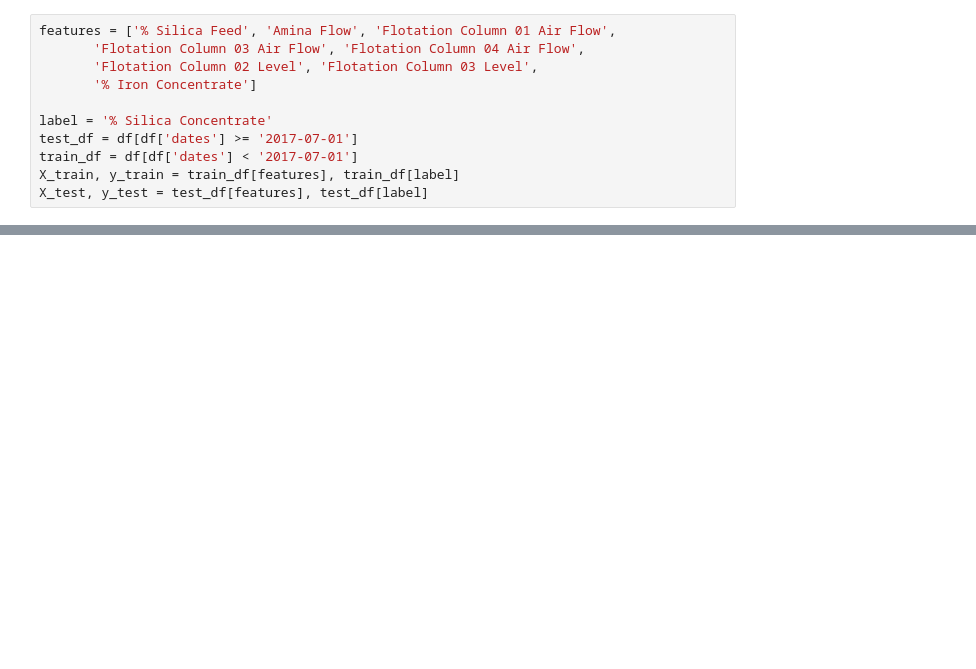
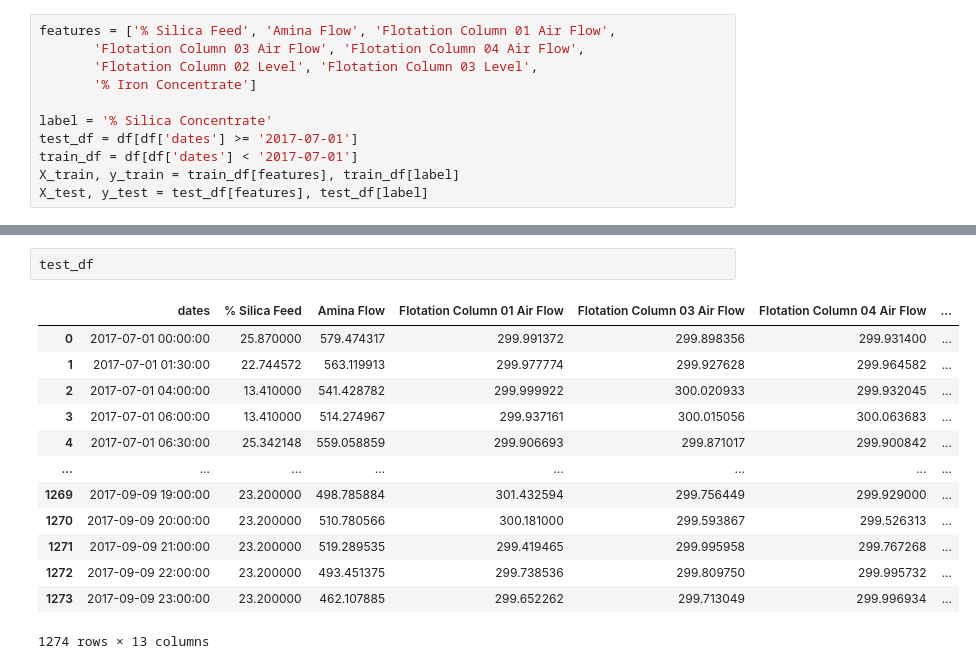
Before and after one commit to Malekkamoua/Quality-prediction-industry-4.0, a Jupyter notebook: 5_Forecasting | ML_models.ipynb, the cells around one changed output, grey strips where cells are left out. Cells and saved outputs as stored; diff of their text form; blank space fills up the shorter version.

```diff
--- a/5_Forecasting | ML_models.ipynb
+++ b/5_Forecasting | ML_models.ipynb
@@ -90,0 +96,16 @@ Test RMSE: 0.729
+# %%
+test_df
+# %% [output]
+|  | dates | % Silica Feed | Amina Flow | Flotation Column 01 Air Flow | Flotation Column 03 Air Flow | Flotation Column 04 Air Flow | ... |
+| 0 | 2017-07-01 00:00:00 | 25.870000 | 579.474317 | 299.991372 | 299.898356 | 299.931400 | ... |
+| 1 | 2017-07-01 01:30:00 | 22.744572 | 563.119913 | 299.977774 | 299.927628 | 299.964582 | ... |
+| 2 | 2017-07-01 04:00:00 | 13.410000 | 541.428782 | 299.999922 | 300.020933 | 299.932045 | ... |
+| 3 | 2017-07-01 06:00:00 | 13.410000 | 514.274967 | 299.937161 | 300.015056 | 300.063683 | ... |
+| 4 | 2017-07-01 06:30:00 | 25.342148 | 559.058859 | 299.906693 | 299.871017 | 299.900842 | ... |
+| ... | ... | ... | ... | ... | ... | ... | ... |
+| 1269 | 2017-09-09 19:00:00 | 23.200000 | 498.785884 | 301.432594 | 299.756449 | 299.929000 | ... |
+| 1270 | 2017-09-09 20:00:00 | 23.200000 | 510.780566 | 300.181000 | 299.593867 | 299.526313 | ... |
+| 1271 | 2017-09-09 21:00:00 | 23.200000 | 519.289535 | 299.419465 | 299.995958 | 299.767268 | ... |
+| 1272 | 2017-09-09 22:00:00 | 23.200000 | 493.451375 | 299.738536 | 299.809750 | 299.995732 | ... |
+| 1273 | 2017-09-09 23:00:00 | 23.200000 | 462.107885 | 299.652262 | 299.713049 | 299.996934 | ... |
+1274 rows × 13 columns
```
Also changed, not shown: parts of 5 cells of this notebook.
